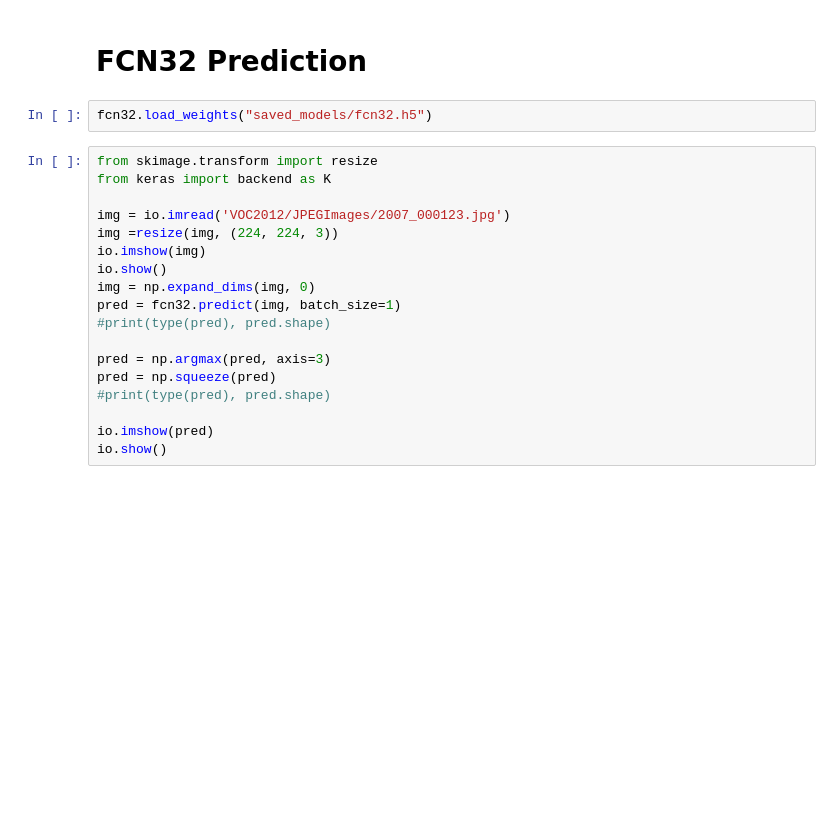
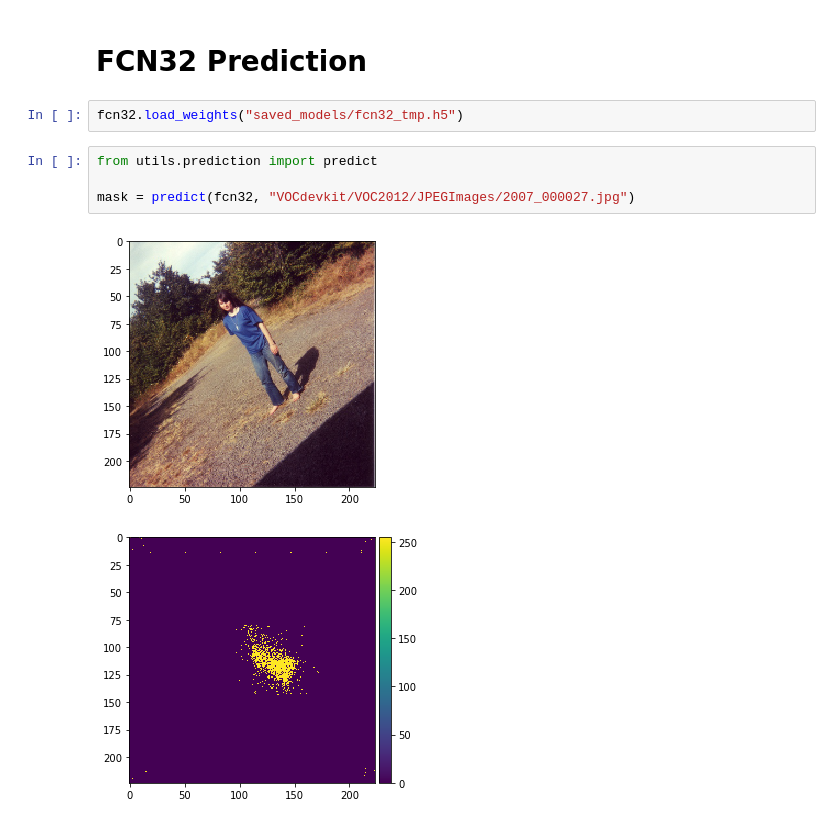
Before and after one commit to Charlio/image-classification-segmentation, a Jupyter notebook: exploration.ipynb, the cells around one changed output. Cells and saved outputs as stored; diff of their text form; blank space fills up the shorter version.

```diff
--- a/exploration.ipynb
+++ b/exploration.ipynb
@@ -220,22 +222,11 @@ print(type(fcn32_history))
 # %% [markdown]
 # FCN32 Prediction
 # %%
-fcn32.load_weights("saved_models/fcn32.h5")
+fcn32.load_weights("saved_models/fcn32_tmp.h5")
-# %%
-from skimage.transform import resize
-from keras import backend as K
-
-img = io.imread('VOC2012/JPEGImages/2007_000123.jpg')
-img =resize(img, (224, 224, 3))
-io.imshow(img)
-io.show()
-img = np.expand_dims(img, 0)
-pred = fcn32.predict(img, batch_size=1)
-#print(type(pred), pred.shape)
-
-pred = np.argmax(pred, axis=3)
-pred = np.squeeze(pred)
-#print(type(pred), pred.shape)
-
-io.imshow(pred)
-io.show()
+# %%
+from utils.prediction import predict
+
+mask = predict(fcn32, "VOCdevkit/VOC2012/JPEGImages/2007_000027.jpg")
+# %% [output]
+[figure, added]
+[figure, added]
```
Also changed, not shown: parts of 1 cell of this notebook, 12 other files.
